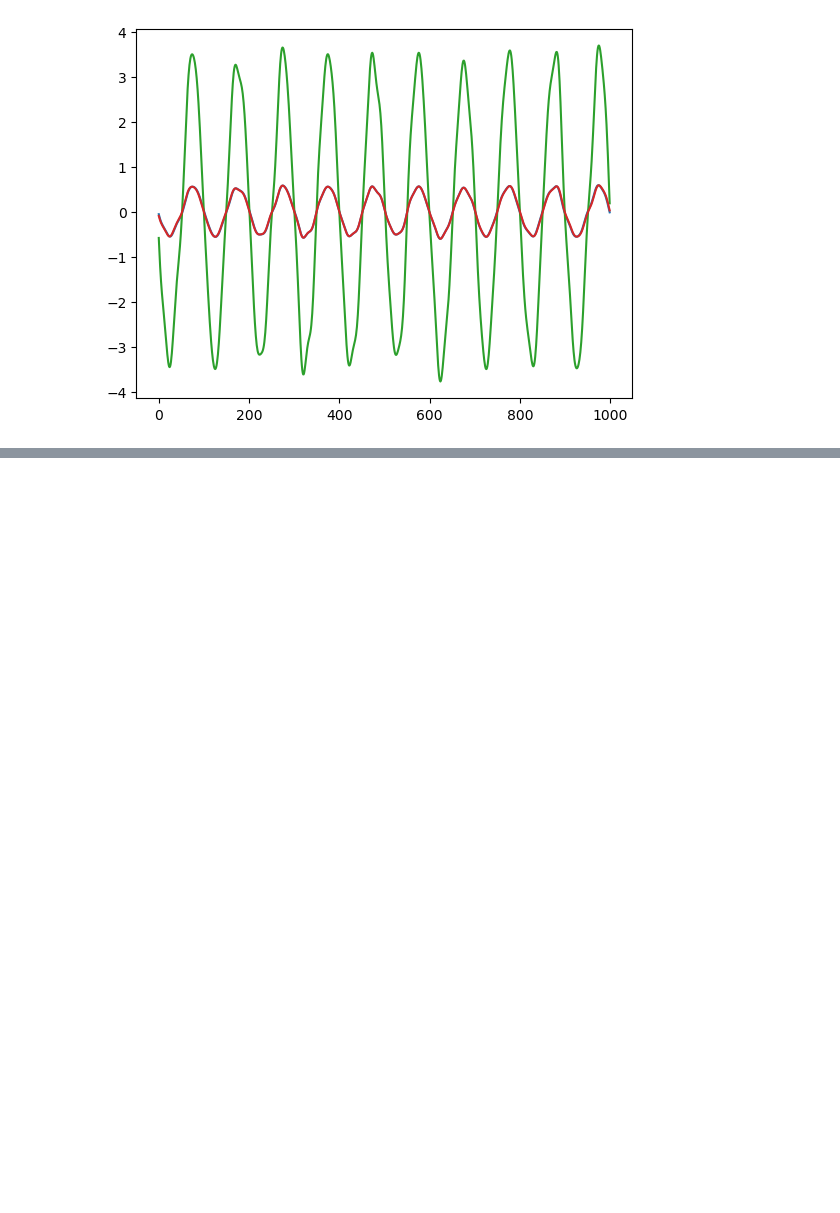
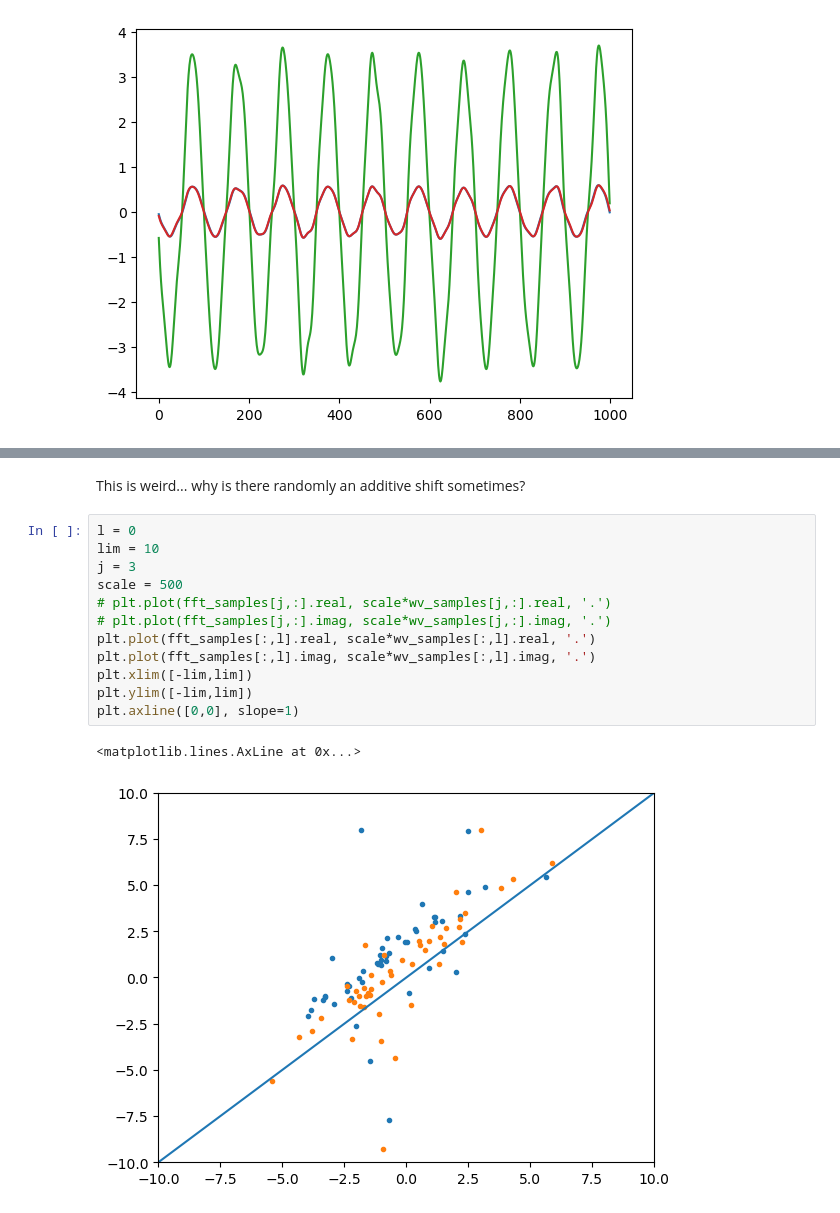
Before and after one commit to Stephen-Lab-BU/sgc, a Jupyter notebook: experiments/gaussian_observations/scaling_Wv.ipynb, the cells around one changed output, grey strips where cells are left out. Drawn from its saved outputs; the diff is of its cells as text; blank space fills up the shorter version.

```diff
--- a/experiments/gaussian_observations/scaling_Wv.ipynb
+++ b/experiments/gaussian_observations/scaling_Wv.ipynb
@@ -224,0 +147,17 @@ for ov2 in ovs:
+# %% [markdown]
+This is weird... why is there randomly an additive shift sometimes?
+# %%
+l = 0
+lim = 10
+j = 3
+scale = 500
+# plt.plot(fft_samples[j,:].real, scale*wv_samples[j,:].real, '.')
+# plt.plot(fft_samples[j,:].imag, scale*wv_samples[j,:].imag, '.')
+plt.plot(fft_samples[:,l].real, scale*wv_samples[:,l].real, '.')
+plt.plot(fft_samples[:,l].imag, scale*wv_samples[:,l].imag, '.')
+plt.xlim([-lim,lim])
+plt.ylim([-lim,lim])
+plt.axline([0,0], slope=1)
+# %% [output]
+<matplotlib.lines.AxLine at 0x...>
+[figure, added]
```
Also changed, not shown: parts of 19 cells of this notebook, 39 other files.
